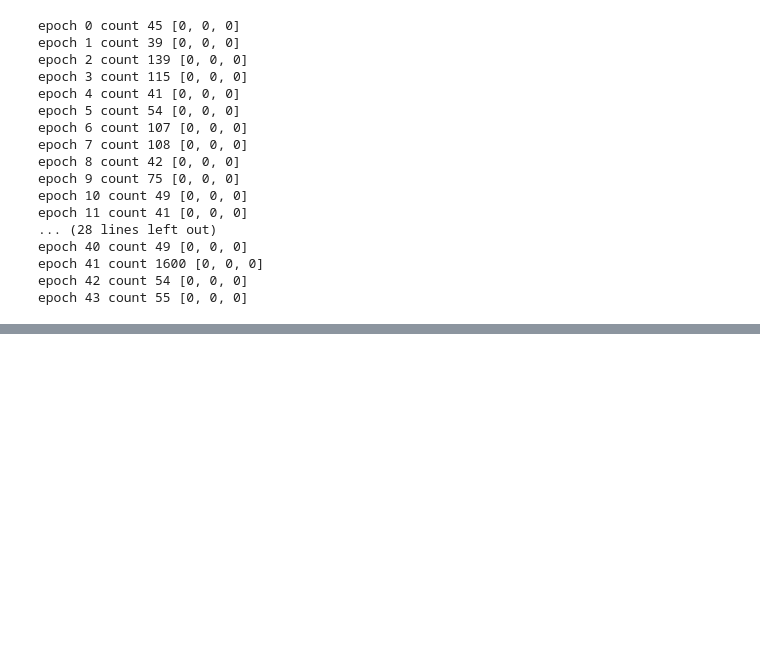
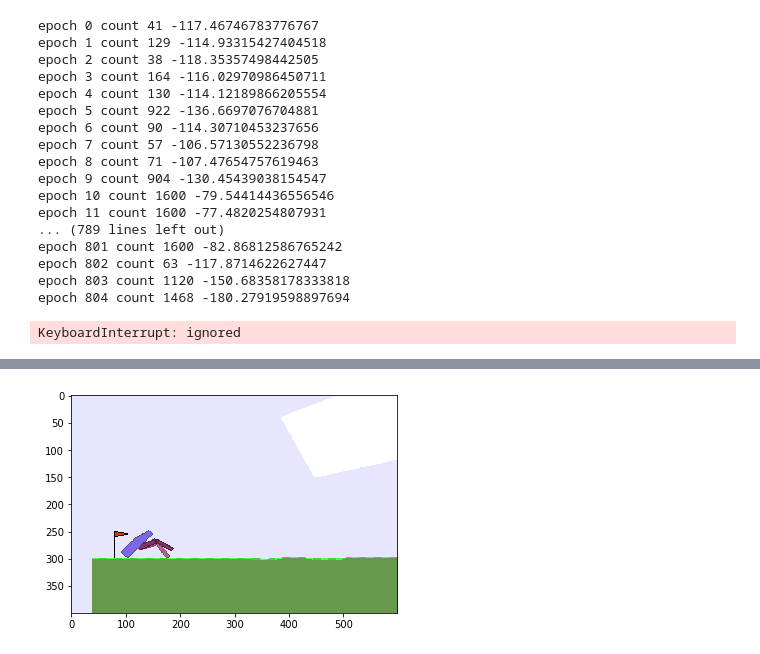
Before and after one commit to henry-bokyum-kim/NNStudy, a Jupyter notebook: [RL][PG][DDPG][BK] ddpg test.ipynb, the cells around one changed output, grey strips where cells are left out. Drawn from its saved outputs; the diff is of its cells as text; code cells hidden in the pictures; blank space fills up the shorter version.

```diff
--- a/[RL][PG][DDPG][BK] ddpg test.ipynb
+++ b/[RL][PG][DDPG][BK] ddpg test.ipynb
@@ -105,7 +89,7 @@ class NoiseMaker():
         else:
             self.param = param
 
-    def get_noise(self, n_type = None):
+    def get_noise(self, n_type = None, decay = False):
         n_type = n_type if n_type is not None else self.type
         eps = self.param["end"] + (self.param["start"] - self.param["end"]) \
                 * math.exp(-1*self.count/ self.param["decay"])
@@ -115,6 +99,8 @@ class NoiseMaker():
             self.state += self.param["ou_th"] * (self.param["ou_mu"] - self.state) \
                         + self.param["ou_sig"] * noise
             noise = self.state
+        if not decay:
+            eps = 1
         self.count += 1
 
         return noise * eps
@@ -189,6 +175,7 @@ for epoch in range(EPOCH):
         frame.append(env.render("rgb_array"))
 
     count = 0
+    rew_total = 0
     act_dis = [0,0,0]
     while True:
         with torch.no_grad():
@@ -197,6 +184,7 @@ for epoch in range(EPOCH):
             act_v = act_v.clip(-1, 1)
 
         next_obs, rew, done, _ = env.step(act_v)
+        rew_total += rew
         if epoch%VIDEO == 0:
             frame.append(env.render("rgb_array"))
         count += 1
@@ -243,24 +231,53 @@ for epoch in range(EPOCH):
 
         if done:
             break
-    print("epoch %d count %d"%(epoch, count), act_dis)
+    print("epoch %d count %d"%(epoch, count), rew_total)
 
 env.close()
 # %% [output]
-epoch 0 count 45 [0, 0, 0]
-epoch 1 count 39 [0, 0, 0]
-epoch 2 count 139 [0, 0, 0]
-epoch 3 count 115 [0, 0, 0]
-epoch 4 count 41 [0, 0, 0]
-epoch 5 count 54 [0, 0, 0]
-epoch 6 count 107 [0, 0, 0]
-epoch 7 count 108 [0, 0, 0]
-epoch 8 count 42 [0, 0, 0]
-epoch 9 count 75 [0, 0, 0]
-epoch 10 count 49 [0, 0, 0]
-epoch 11 count 41 [0, 0, 0]
-... (28 lines left out)
-epoch 40 count 49 [0, 0, 0]
-epoch 41 count 1600 [0, 0, 0]
-epoch 42 count 54 [0, 0, 0]
-epoch 43 count 55 [0, 0, 0]
+epoch 0 count 41 -117.46746783776767
+epoch 1 count 129 -114.93315427404518
+epoch 2 count 38 -118.35357498442505
+epoch 3 count 164 -116.02970986450711
+epoch 4 count 130 -114.12189866205554
+epoch 5 count 922 -136.6697076704881
+epoch 6 count 90 -114.30710453237656
+epoch 7 count 57 -106.57130552236798
+epoch 8 count 71 -107.47654757619463
+epoch 9 count 904 -130.45439038154547
+epoch 10 count 1600 -79.54414436556546
+epoch 11 count 1600 -77.4820254807931
+... (789 lines left out)
+epoch 801 count 1600 -82.86812586765242
+epoch 802 count 63 -117.8714622627447
+epoch 803 count 1120 -150.68358178333818
+epoch 804 count 1468 -180.27919598897694
+KeyboardInterrupt: ignored
+# %%
+!pip install JSAnimation
+from matplotlib import animation
+from JSAnimation.IPython_display import display_animation
+from IPython.display import display
+from IPython.display import HTML
+import matplotlib.pyplot as plt
+
+# Imports specifically so we can render outputs in Colab.
+def display_frames_as_gif(frame, intv=30):
+    """Displays a list of frames as a gif, with controls."""
+    fig = plt.figure()
+    patch = plt.imshow(frame[0].astype(int))
+    def animate(i):
+        patch.set_data(frame[i].astype(int))
+    anim = animation.FuncAnimation(
+        fig, animate, frames=len(frame), interval=intv, blit=False
+    )
+    #display(display_animation(anim, default_mode='loop'))
+    # Set up formatting for the movie files
+    display(HTML(data=anim.to_html5_video()))
+    #FFwriter = animation.FFMpegWriter()
+    #anim.save('basic_animation.mp4', writer = FFwriter)
+    #show_video()
+# display
+
+display_frames_as_gif(frame)
+# %% [output]
@@ -266,0 +294 @@ epoch 43 count 55 [0, 0, 0]
+[figure, added]
```
Also changed, not shown: parts of 3 cells of this notebook.
